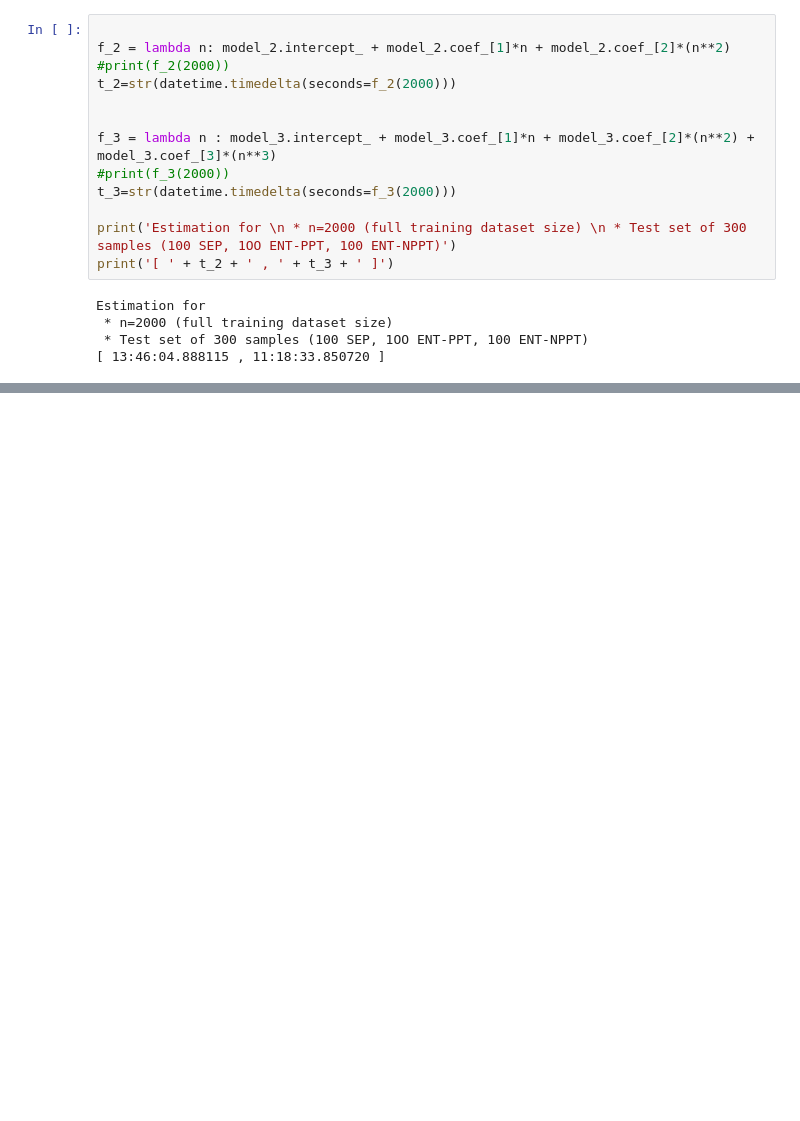
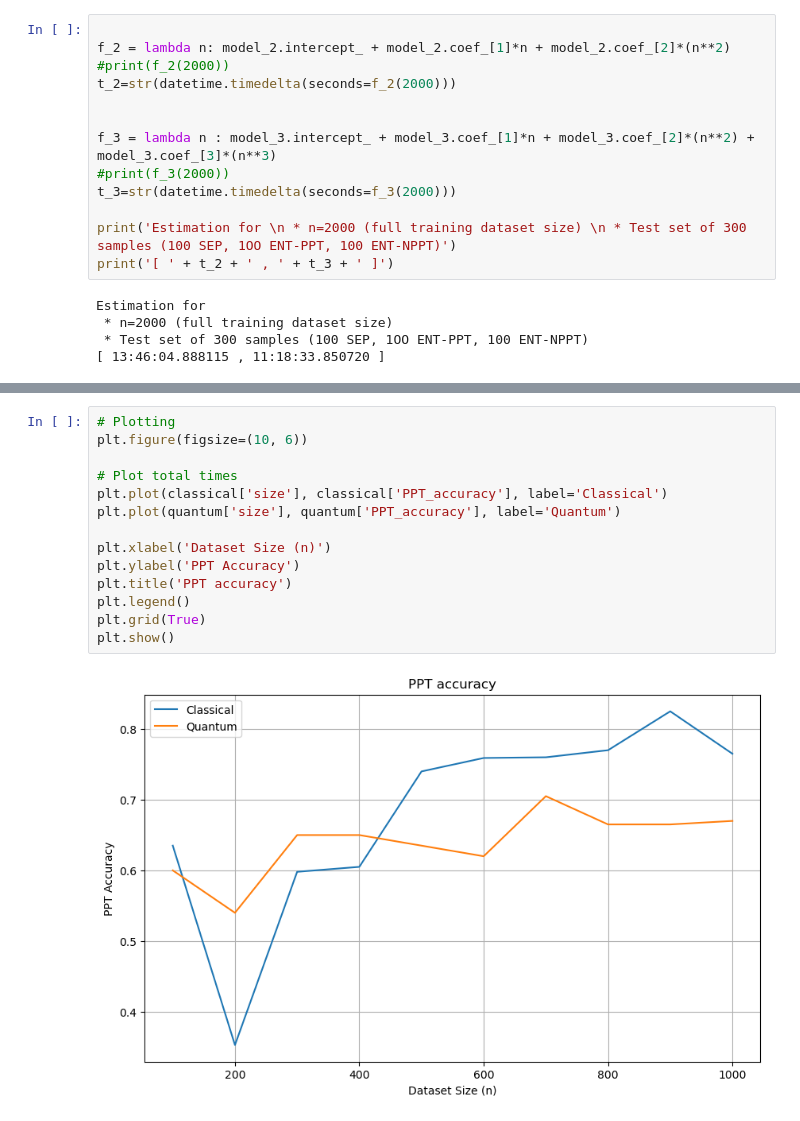
Before and after one commit to anamarsabi/QML-Research, a Jupyter notebook: efficiency_study.ipynb, the cells around one changed output, grey strips where cells are left out. Cells and saved outputs as stored; diff of their text form; blank space fills up the shorter version.

```diff
--- a/efficiency_study.ipynb
+++ b/efficiency_study.ipynb
@@ -894,0 +1127,16 @@ Estimation for
+# %%
+# Plotting
+plt.figure(figsize=(10, 6))
+
+# Plot total times
+plt.plot(classical['size'], classical['PPT_accuracy'], label='Classical')
+plt.plot(quantum['size'], quantum['PPT_accuracy'], label='Quantum')
+
+plt.xlabel('Dataset Size (n)')
+plt.ylabel('PPT Accuracy')
+plt.title('PPT accuracy')
+plt.legend()
+plt.grid(True)
+plt.show()
+# %% [output]
+[figure, added]
```
Also changed, not shown: parts of 14 cells of this notebook, 13 other files.
